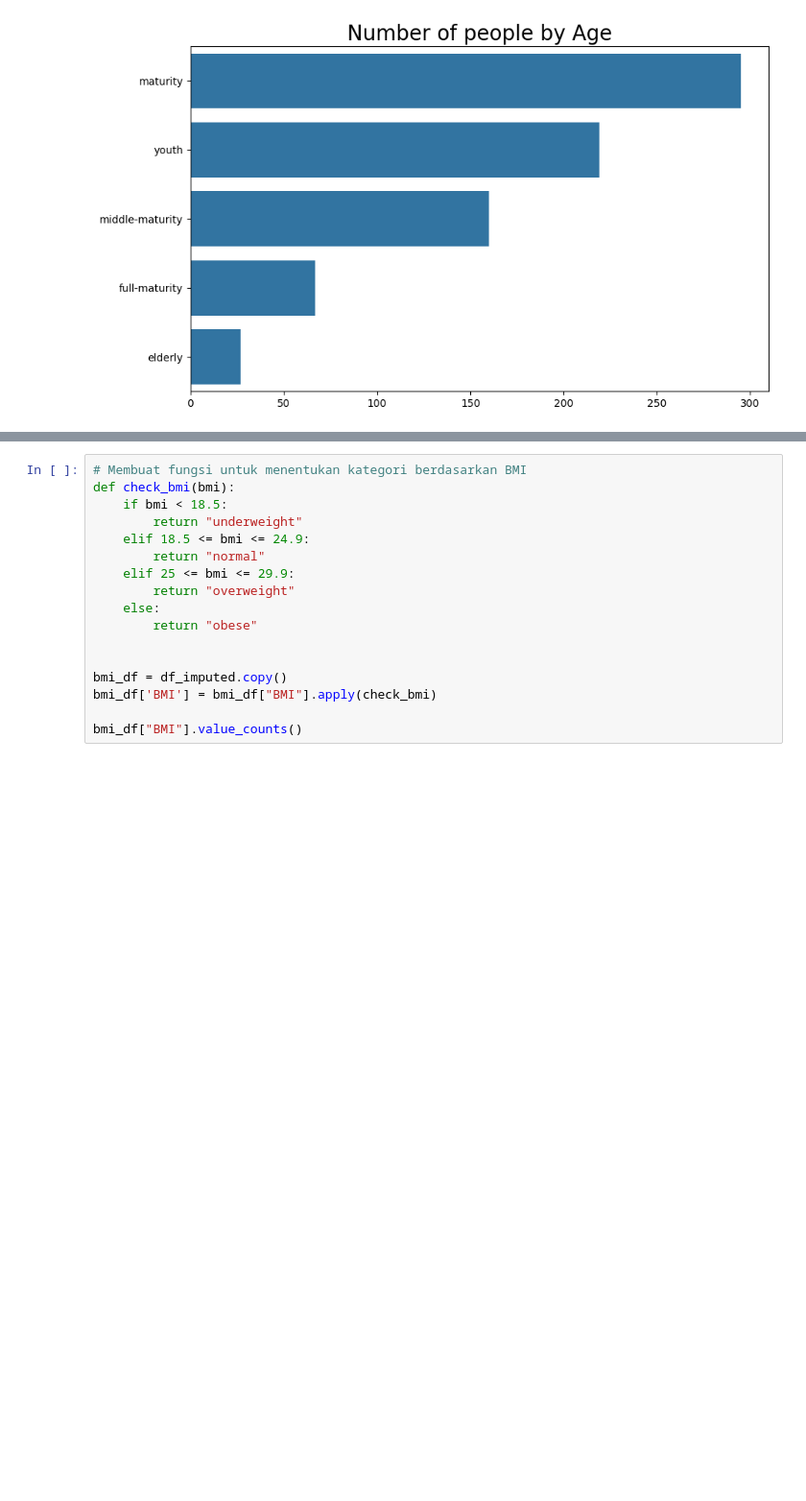
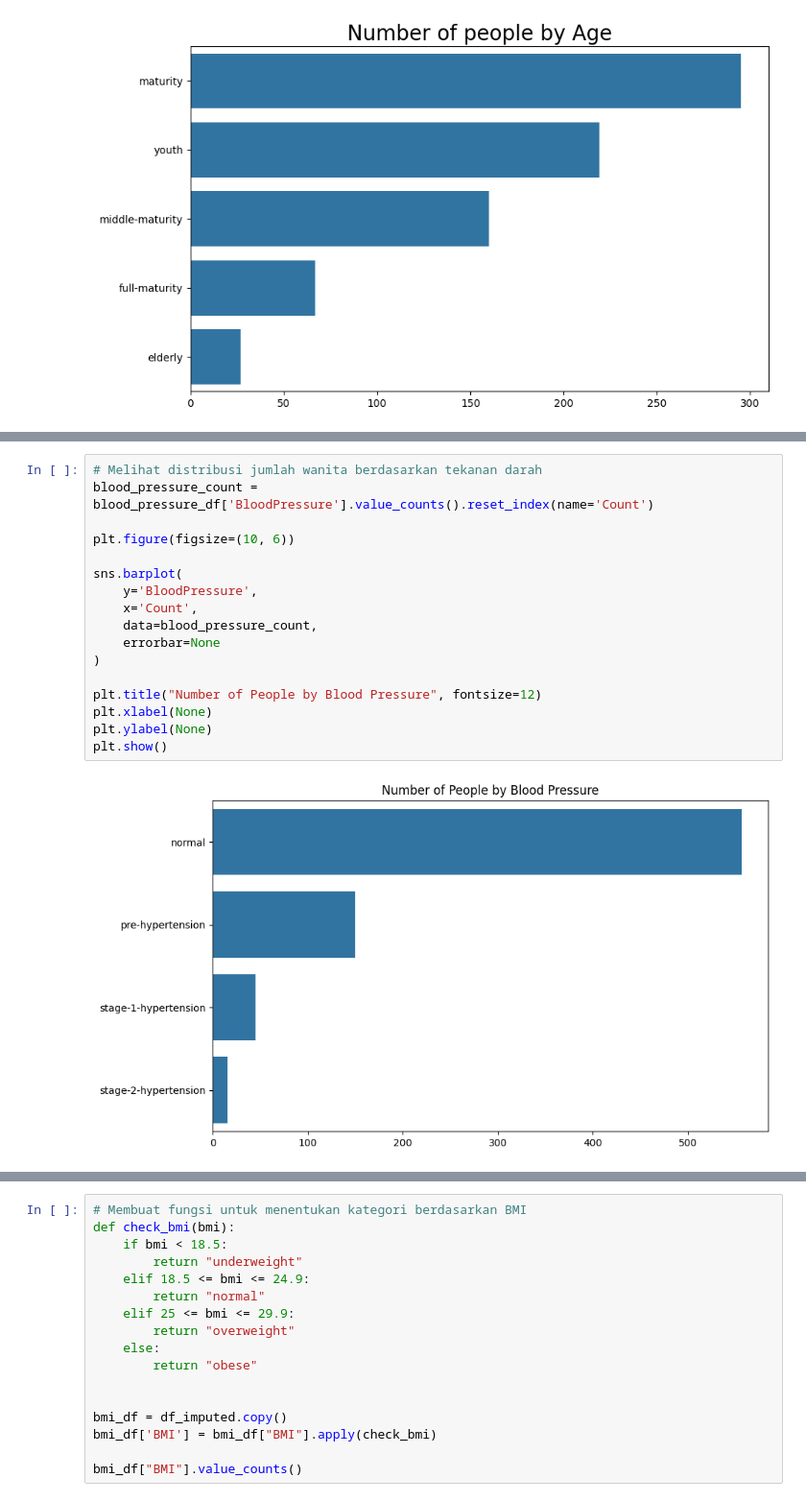
Before and after one commit to Refanz/diabetes-predictive-analytic, a Jupyter notebook: notebook.ipynb, the cells around one changed output, grey strips where cells are left out. Shown at 96% size. Saved outputs shown, nothing was run; the diff lists cells and outputs as text; blank space fills up the shorter version.

```diff
--- a/notebook.ipynb
+++ b/notebook.ipynb
@@ -346,3 +360,22 @@ pre-hypertension        150
 stage-1-hypertension     45
 stage-2-hypertension     16
 Name: count, dtype: int64
+# %%
+# Melihat distribusi jumlah wanita berdasarkan tekanan darah
+blood_pressure_count = blood_pressure_df['BloodPressure'].value_counts().reset_index(name='Count')
+
+plt.figure(figsize=(10, 6))
+
+sns.barplot(
+    y='BloodPressure',
+    x='Count',
+    data=blood_pressure_count,
+    errorbar=None
+)
+
+plt.title("Number of People by Blood Pressure", fontsize=12)
+plt.xlabel(None)
+plt.ylabel(None)
+plt.show()
+# %% [output]
+[figure, added]
```
Also changed, not shown: parts of 6 cells of this notebook, 8 other files.
